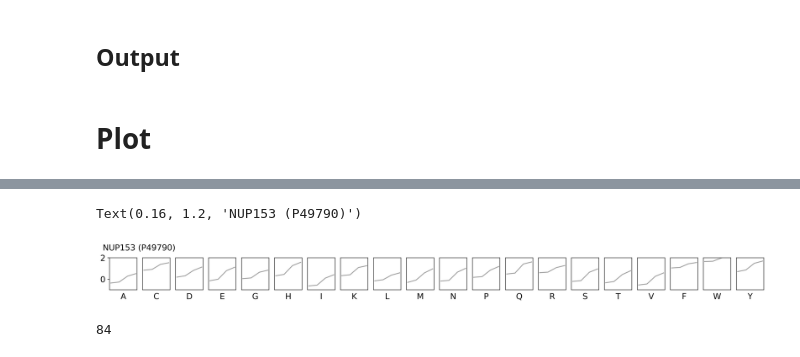
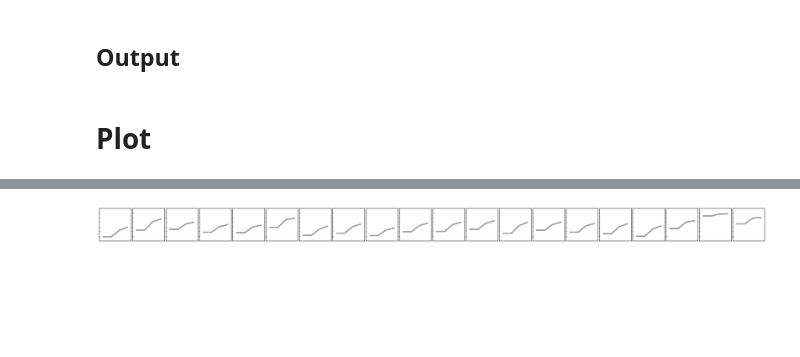
Before and after one commit to allmwh/the_return_of_the_rings, a Jupyter notebook: fig2.ipynb, the cells around one changed output, grey strips where cells are left out. Drawn from its saved outputs; the diff is of its cells as text; code cells hidden in the pictures; blank space fills up the shorter version.

```diff
--- a/fig2.ipynb
+++ b/fig2.ipynb
@@ -28,9 +24,7 @@ zz._ConserveStandalone__get_seqs_strip
 zz = ['Q13148','P35637', 'P49790', 'Q8NDV7']
 # %%
 #####CHANGE HERE#####
-uniprot_id = zz[2]
-sequence_weight = False
-normalize = True
+uniprot_id = "Q13148"
 algorithm = "VSL2" #VLXT, VSL2, VL3-BA
 conserve_method = 'jsd' #['r4s','shannon_entropy','jsd']
 #####CHANGE HERE#####
@@ -154,8 +139,7 @@ def get_conserve_score(tax_id, uniprot_id):
     # score and od_ident length error handle,
     # due to different sequence record between OMA and uniprot but uniprot_id are same
     if len(conserve_score) != len(od_ident):
-        print("{} ENTROPY LENGTH IS NOT EQUAL WITH OD_IODENT".format(uniprot_id))
-        raise Exception("error")
+        raise Exception("{} ENTROPY LENGTH IS NOT EQUAL WITH OD_IODENT".format(uniprot_id))
 
     # human_sequence remove gaps from alied fasta file
     human_sequence = find_human_sequence(fasta_path)["remove_gap_sequence"]
@@ -237,5 +221,7 @@ for i in t:
 
 #conserce score normalize
 if normalize:
-#     conserve_list = get_normalize_by_chordata(conserve_list)
-    conserve_list = get_normalize_score(conserve_list)
+    conserve_list = get_normalize_by_chordata(conserve_list)
+
+#calculate peraa score
+conserve_peraa = get_conserve_peraa_score(conserve_list)
@@ -258,0 +230,5 @@ conserve_peraa = get_conserve_peraa_score(conserve_list)
+# %%
+from function.utilities import get_subset
+input_path = Path("/home/wenlin/d/rbp/oma_all/e_extre_filtered_rbp")
+uniprot_ids = get_subset(human_df, 'rbp')['uniprot_id'].tolist()
+mrbp_uniprot_ids = get_subset(human_df, 'mrbp')['uniprot_id'].tolist()
@@ -343,22 +398,33 @@ Text(0, 0.5, 'Conservation Level (Z-score)')
 # %%
-f, (disorder) = plt.subplots(1, 20, sharex=True, sharey=True, figsize=(20, 1), dpi=500)
+f, (disorder) = plt.subplots(1, 20, sharex=True, sharey=True, figsize=(20, 1.1), dpi=200)
 
 for index, sub in enumerate(disorder):
-    sub.plot(conserve_peraa["peraa_score"][1][1][index], linestyle="solid", color="#a2a2a2")
-    sub.set_title(conserve_peraa["conserve_peraa_sort"][index], y=-0.4, fontsize=14)
-    sub.set_ylim(-1, 2)
-#     sub.set_yticks(np.arange(0.8, 1.05, 0.2))
+    sub.plot(conserve_peraa["peraa_score"][1][1][index], linestyle="solid", color="#a2a2a2",linewidth=3)
+#     sub.set_title(conserve_peraa["conserve_peraa_sort"][index], y=-0.4, fontsize=14)
+
+    sub.set_xlim(-0.5, 3.5)
+    sub.set_ylim(-1, 2.5)
+    sub.yaxis.set_major_locator(MultipleLocator(0.5))
+#     sub.yaxis.set_minor_locator(MultipleLocator(0.1))
+
+    sub.tick_params(axis="y", labelsize=14)
+
+    sub.axes.yaxis.set_ticklabels([])
+    sub.axes.xaxis.set_ticklabels([])
     sub.get_xaxis().set_visible(False)
-    sub.tick_params(axis="y", labelsize=14)
-    if index != 0:
-        sub.get_yaxis().set_visible(False)
 
-title = "{} ({})".format(conserve_peraa["gene_name"], conserve_peraa["uniprot_id"], fontsize=12)
-f.suptitle(title, x=0.16, y=1.2, fontsize=14)
+    sub.tick_params(which='major', axis="y",direction="in", length=1.5)
+    sub.tick_params(which='minor', axis="y",direction="in", length=1.5)
+
+
+# title = "{} ({})".format(conserve_peraa["gene_name"], conserve_peraa["uniprot_id"], fontsize=12)
+# f.suptitle(title, x=0.16, y=1.2, fontsize=14)
+
+plt.subplots_adjust(wspace=0.1)
+plt.tight_layout(pad=0.3)
+
+path = Path('/home/wenlin/tmp')
+output_path = path / "{}_{}_fig2down".format(conserve_list[0]["gene_name"], conserve_list[0]["uniprot_id"])
+f.savefig("{}.svg".format(str(output_path)))
 # %% [output]
-Text(0.16, 1.2, 'NUP153 (P49790)')
-[figure, old version]
+[figure, new version]
-# %%
-len(conserve_list[0]['seq_info_list'])
-# %% [output]
-84
```
Also changed, not shown: parts of 20 cells of this notebook, 6 other files.
